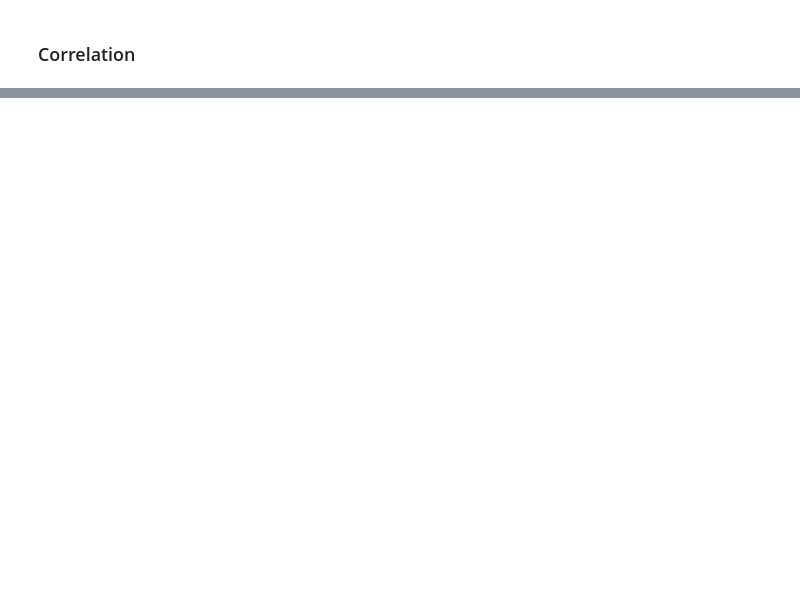
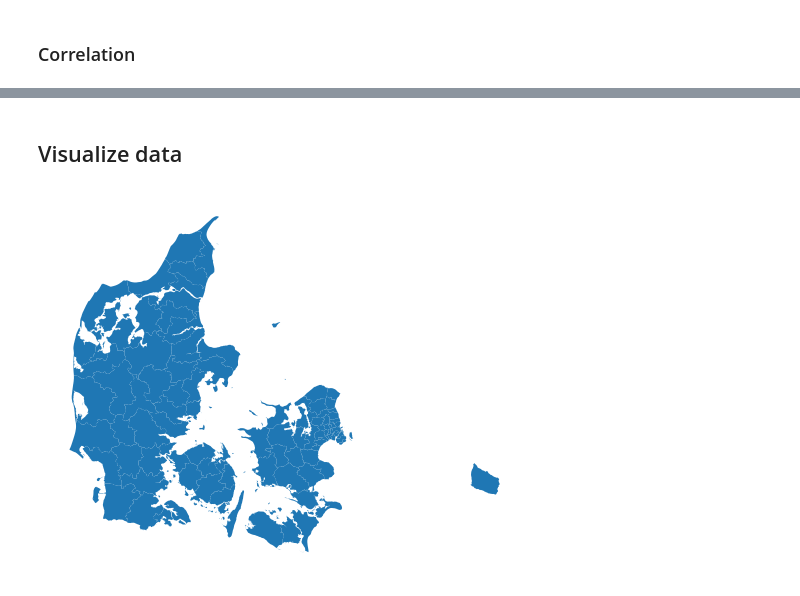
Before and after one commit to agnesutovaite/geospatial, a Jupyter notebook: project_notebook.ipynb, the cells around one changed output, grey strips where cells are left out. Cells and saved outputs as stored; diff of their text form; code cells hidden in the pictures; blank space fills up the shorter version.

```diff
--- a/project_notebook.ipynb
+++ b/project_notebook.ipynb
@@ -482,0 +483,7 @@ data[['TFR', 'master_perc_st', 'disp_income_avg_k_st', 'dwelling_above_74_perc_s
+# %% [markdown]
+## Visualize data
+# %%
+ax = gdf.plot(linewidth=0.3);
+ax.set_axis_off()
+# %% [output]
+[figure, added]
```
Also changed, not shown: parts of 41 cells of this notebook, 6 other files.
